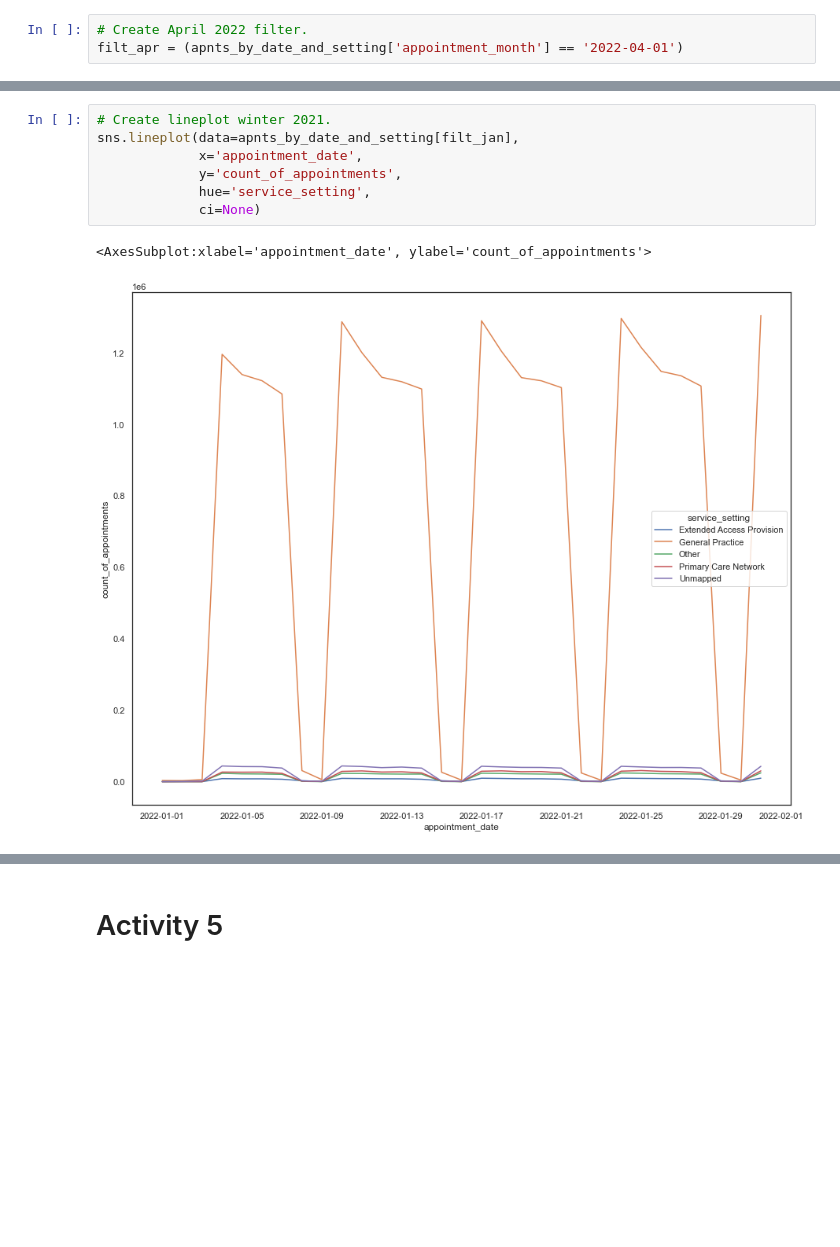
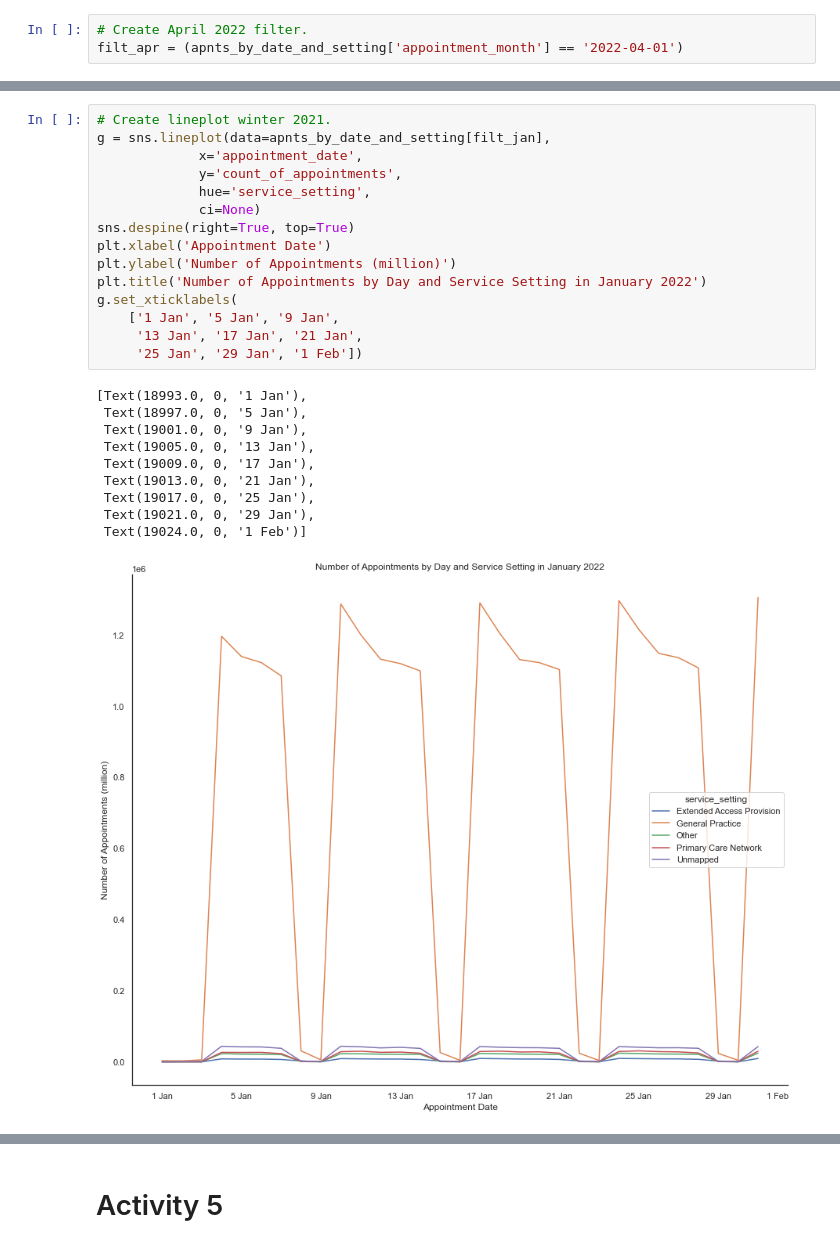
Before and after one commit to andreas-yiallouros/LSE_DA_Course_NHS_GP_Appointments, a Jupyter notebook: Yiallouros_Andreas_DA201_Assignment_Notebook.ipynb, the cells around one changed output, grey strips where cells are left out. Cells and saved outputs as stored; diff of their text form; blank space fills up the shorter version.

```diff
--- a/Yiallouros_Andreas_DA201_Assignment_Notebook.ipynb
+++ b/Yiallouros_Andreas_DA201_Assignment_Notebook.ipynb
@@ -1249,12 +1423,28 @@ sns.lineplot(data=apnts_by_date_and_setting[filt_oct],
 # %%
 # Create lineplot winter 2021.
-sns.lineplot(data=apnts_by_date_and_setting[filt_jan],
+g = sns.lineplot(data=apnts_by_date_and_setting[filt_jan],
              x='appointment_date',
              y='count_of_appointments',
              hue='service_setting',
              ci=None)
+sns.despine(right=True, top=True)
+plt.xlabel('Appointment Date')
+plt.ylabel('Number of Appointments (million)')
+plt.title('Number of Appointments by Day and Service Setting in January 2022')
+g.set_xticklabels(
+    ['1 Jan', '5 Jan', '9 Jan',
+     '13 Jan', '17 Jan', '21 Jan',
+     '25 Jan', '29 Jan', '1 Feb'])
 # %% [output]
-<AxesSubplot:xlabel='appointment_date', ylabel='count_of_appointments'>
+[Text(18993.0, 0, '1 Jan'),
+ Text(18997.0, 0, '5 Jan'),
+ Text(19001.0, 0, '9 Jan'),
+ Text(19005.0, 0, '13 Jan'),
+ Text(19009.0, 0, '17 Jan'),
+ Text(19013.0, 0, '21 Jan'),
+ Text(19017.0, 0, '25 Jan'),
+ Text(19021.0, 0, '29 Jan'),
+ Text(19024.0, 0, '1 Feb')]
-[figure, old version]
+[figure, new version]
 # %%
 # Create lineplot spring 2022.
```
Also changed, not shown: parts of 143 cells of this notebook, 1 other file.
